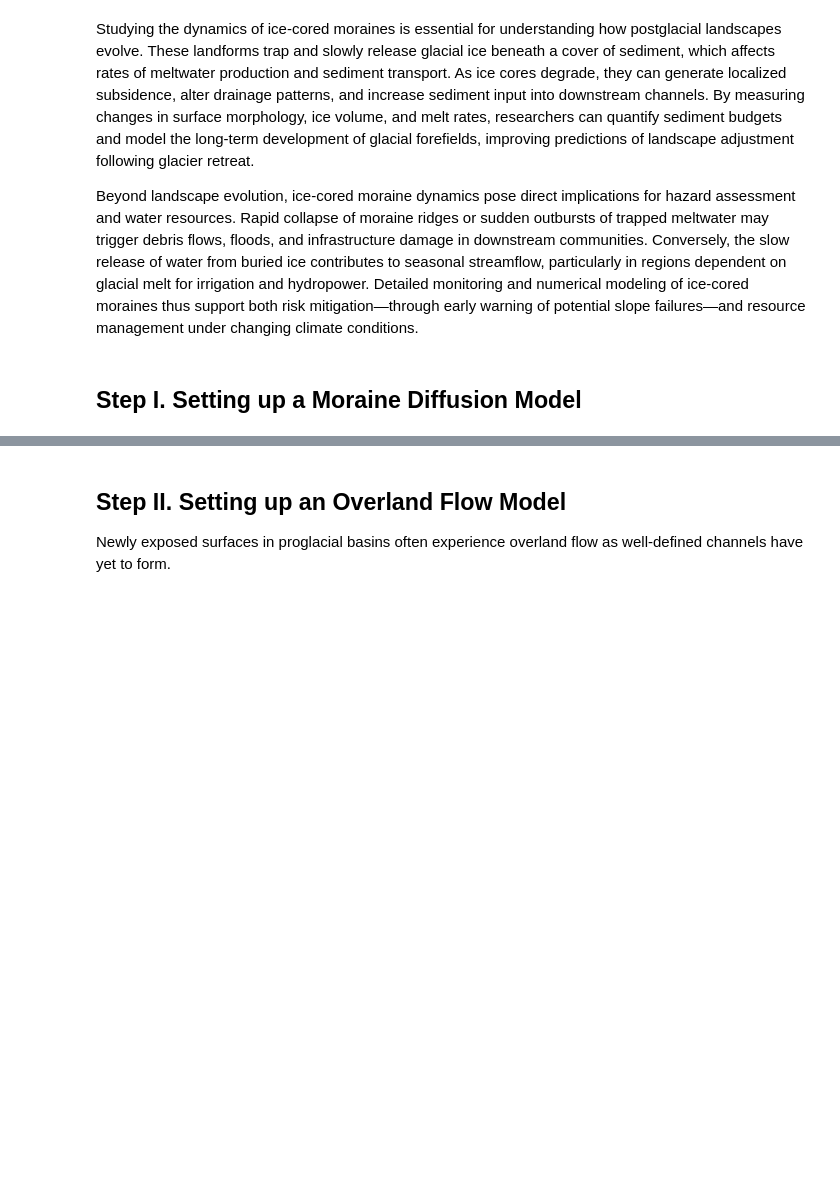
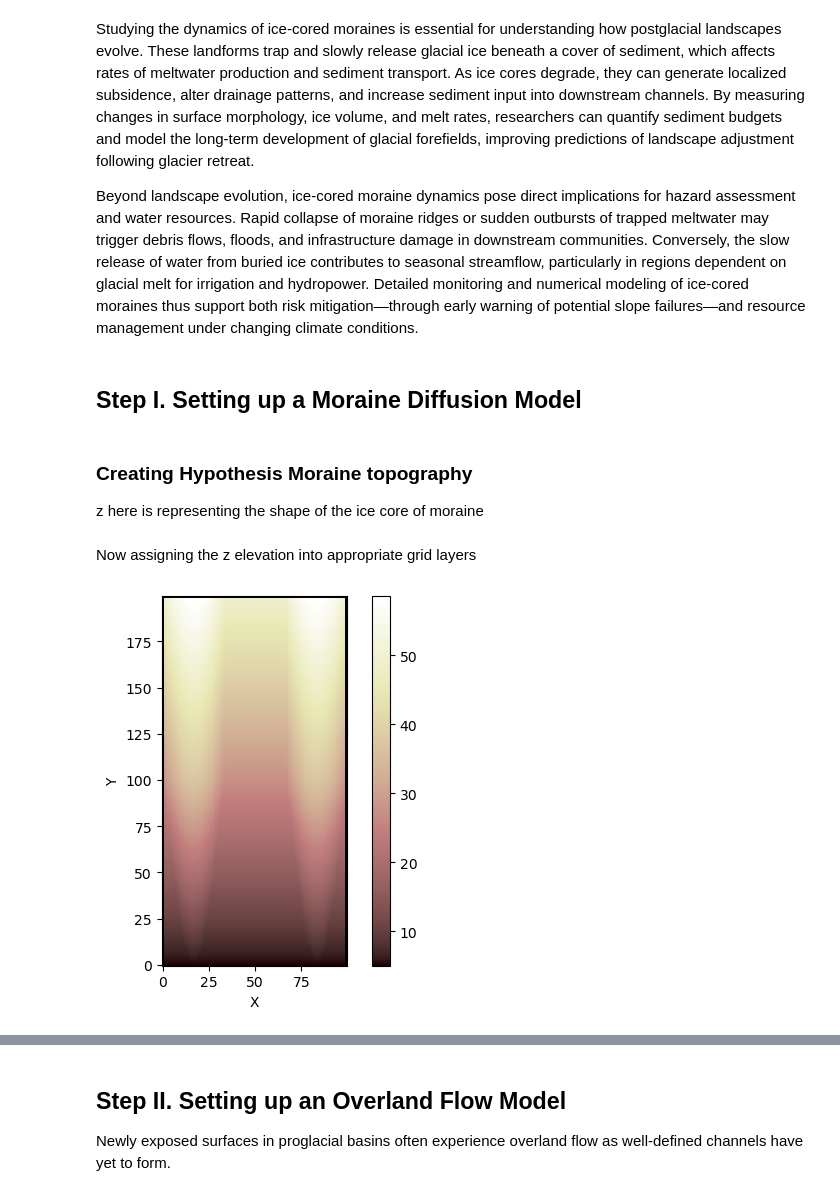
Before and after one commit to shaylatriant/2025-glacier-outbursts, a Jupyter notebook: post_glacial_lab.ipynb, the cells around one changed output, grey strips where cells are left out. Saved outputs shown, nothing was run; the diff lists cells and outputs as text; code cells hidden in the pictures; blank space fills up the shorter version.

```diff
--- a/post_glacial_lab.ipynb
+++ b/post_glacial_lab.ipynb
@@ -72,2 +81,39 @@ Beyond landscape evolution, ice-cored moraine dynamics pose direct implications
 # %% [markdown]
 ## Step I. Setting up a Moraine Diffusion Model
+# %%
+#define the grid
+size_x = 100
+size_y = 200
+spacing = 1.0
+grid = RasterModelGrid((size_y, size_x), xy_spacing=spacing)
+
+# morph the grid with a sine function
+ice_height = 10
+bedrock_slope = 0.22
+soil_thickness = 5
+moraine_disappears_at_y = 100
+# %%
+# add the topography
+z_ice = grid.add_zeros('ice_thickness', at='node')
+z_soil = grid.add_zeros('soil_thickness', at='node')
+z_bed = grid.add_zeros('bedrock_thickness', at='node')
+elev = grid.add_zeros('topographic__elevation', at='node')
+# %% [markdown]
+### Creating Hypothesis Moraine topography
+z here is representing the shape of the ice core of moraine
+# %%
+x = grid.x_of_node
+y = grid.y_of_node
+
+# setting ice elevation respected to the base elevation
+z = ice_height * np.sin(np.pi*x / (size_x/3))
+# get z where y is less than moraine_disappears_at_y
+z[y<moraine_disappears_at_y] += (y[y<moraine_disappears_at_y] - moraine_disappears_at_y) * ice_height/moraine_disappears_at_y
+z[z<0] = 0 # cut the sine function at 0
+# %% [markdown]
+Now assigning the z elevation into appropriate grid layers
+# %%
+z_ice += z
+z_soil += soil_thickness
+z_bed += bedrock_slope * y
+elev = z_ice + z_soil + z_bed
@@ -73,0 +126,4 @@ Beyond landscape evolution, ice-cored moraine dynamics pose direct implications
+# %%
+grid.imshow(elev)
+# %% [output]
+[figure, added]
```
Also changed, not shown: parts of 7 cells of this notebook.
